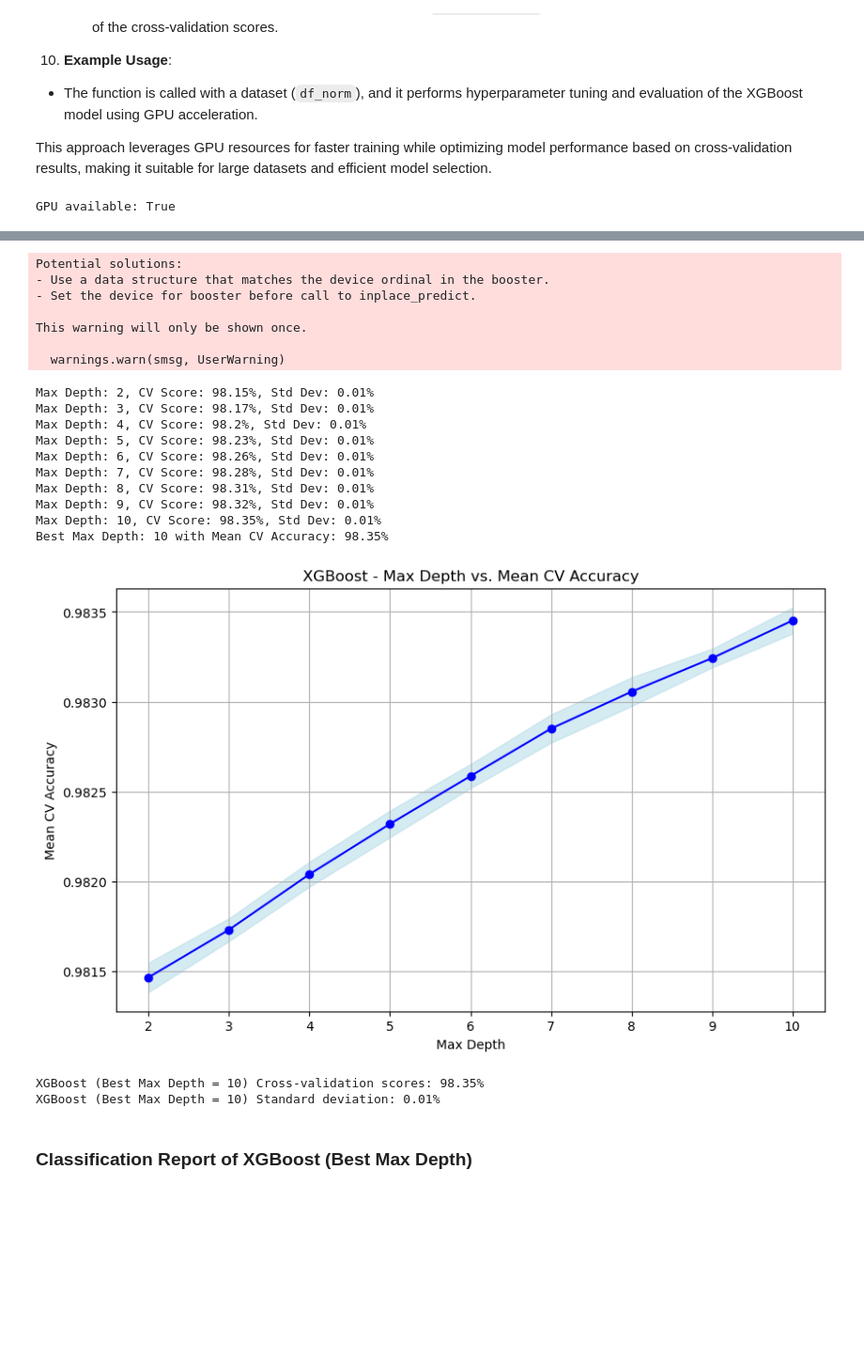
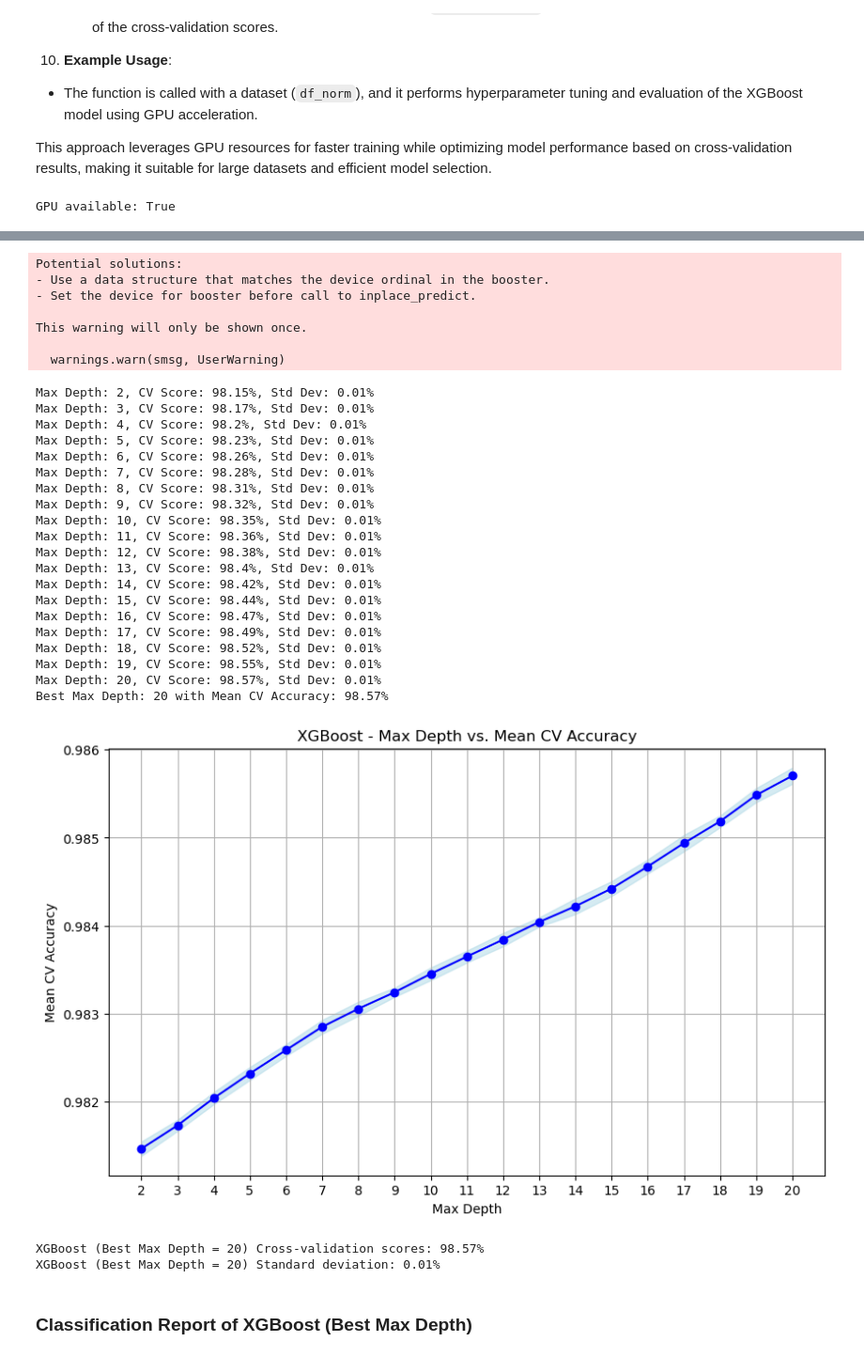
Before and after one commit to GarterPoom/GISTDA-Wildfire-Extraction, a Jupyter notebook: Model_Train.ipynb, the cells around one changed output, grey strips where cells are left out. Shown at 94% size. Cells and saved outputs as stored; diff of their text form; code cells hidden in the pictures; blank space fills up the shorter version.

```diff
--- a/Model_Train.ipynb
+++ b/Model_Train.ipynb
@@ -383,7 +383,7 @@ scaler = MinMaxScaler()
 scaler.fit(downsampled_df)
 
 # Save the scaler
-scaler_save_path = r'Export Model'
+scaler_save_path = r'Export_Model'
 save_path = os.path.join(scaler_save_path, 'MinMax_Scaler.pkl')
 os.makedirs(os.path.dirname(save_path), exist_ok=True)
 with open(save_path, 'wb') as f:
@@ -697,7 +702,7 @@ def xgboost_model(df, xgb_estimator_num=100, objective="binary:logistic"):
     # Set up cross-validation
     kf = KFold(n_splits=10, shuffle=True, random_state=42)  # 10-fold cross-validation
 
-    max_depths = list(range(2, 11))  # Range of max_depth to test
+    max_depths = list(range(2, 21))  # Range of max_depth to test
     mean_cv_scores = []
     cv_std_devs = []
 
@@ -795,36 +800,46 @@ def xgboost_model(df, xgb_estimator_num=100, objective="binary:logistic"):
     plt.ylabel('True')
     plt.show()
 
     print()  # Add Blank Line
     display(Markdown("<span style='color: green; font-weight: bold;'>XGBoost Model Run Complete (GPU/CPU Enabled)</span>"))
     print()  # Add Blank Line
 
     return xgb_model_best, mean_cv, std_cv
 
 # Call the xgboost_model function with the desired parameters and your DataFrame
 xgb_model_best, mean_cv_best, std_cv_best = xgboost_model(df_norm)
 # %% [output]
 GPU available: True
 ### Hyperparameter Tuning for XGBoost
 Potential solutions:
 - Use a data structure that matches the device ordinal in the booster.
 - Set the device for booster before call to inplace_predict.
 
 This warning will only be shown once.
 
   warnings.warn(smsg, UserWarning)
 Max Depth: 2, CV Score: 98.15%, Std Dev: 0.01%
 Max Depth: 3, CV Score: 98.17%, Std Dev: 0.01%
 Max Depth: 4, CV Score: 98.2%, Std Dev: 0.01%
 Max Depth: 5, CV Score: 98.23%, Std Dev: 0.01%
 Max Depth: 6, CV Score: 98.26%, Std Dev: 0.01%
 Max Depth: 7, CV Score: 98.28%, Std Dev: 0.01%
 Max Depth: 8, CV Score: 98.31%, Std Dev: 0.01%
 Max Depth: 9, CV Score: 98.32%, Std Dev: 0.01%
 Max Depth: 10, CV Score: 98.35%, Std Dev: 0.01%
-Best Max Depth: 10 with Mean CV Accuracy: 98.35%
+Max Depth: 11, CV Score: 98.36%, Std Dev: 0.01%
+Max Depth: 12, CV Score: 98.38%, Std Dev: 0.01%
+Max Depth: 13, CV Score: 98.4%, Std Dev: 0.01%
+Max Depth: 14, CV Score: 98.42%, Std Dev: 0.01%
+Max Depth: 15, CV Score: 98.44%, Std Dev: 0.01%
+Max Depth: 16, CV Score: 98.47%, Std Dev: 0.01%
+Max Depth: 17, CV Score: 98.49%, Std Dev: 0.01%
+Max Depth: 18, CV Score: 98.52%, Std Dev: 0.01%
+Max Depth: 19, CV Score: 98.55%, Std Dev: 0.01%
+Max Depth: 20, CV Score: 98.57%, Std Dev: 0.01%
+Best Max Depth: 20 with Mean CV Accuracy: 98.57%
-[figure, old version]
+[figure, new version]
-XGBoost (Best Max Depth = 10) Cross-validation scores: 98.35%
-XGBoost (Best Max Depth = 10) Standard deviation: 0.01%
+XGBoost (Best Max Depth = 20) Cross-validation scores: 98.57%
+XGBoost (Best Max Depth = 20) Standard deviation: 0.01%
 ### Classification Report of XGBoost (Best Max Depth)
 |  | Classifier | Model Definition | Class 0 - Precision | Class 0 - Recall | Class 0 - F1-Score | ... |
```
Also changed, not shown: parts of 6 cells of this notebook, 10 other files.
